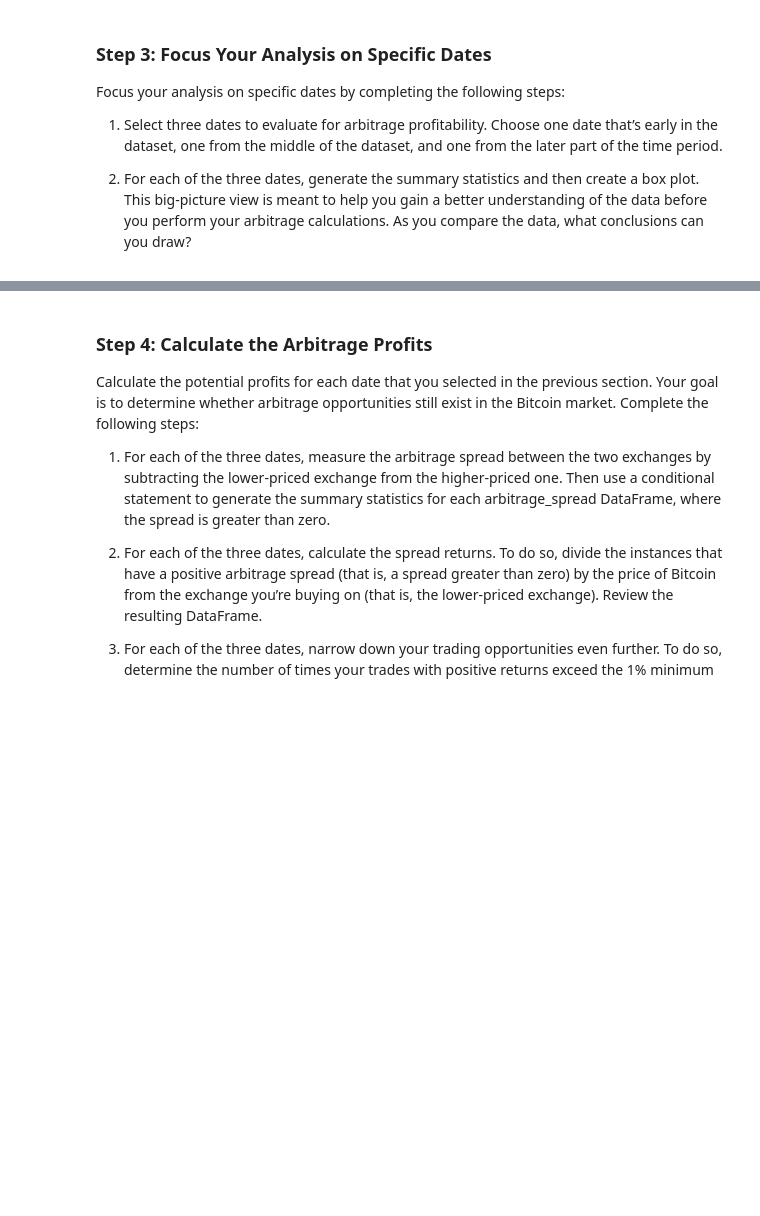
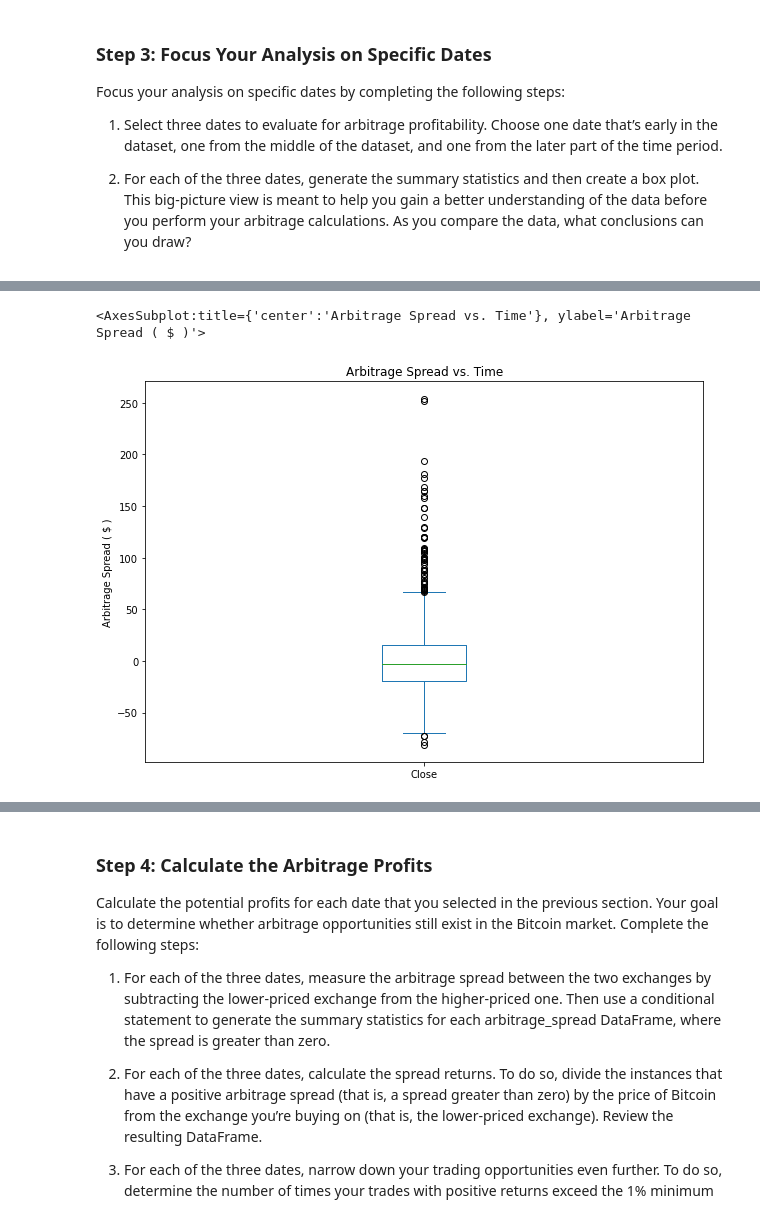
Before and after one commit to Noah-Saleh/3rd_Challenge, a Jupyter notebook: crypto_arbitrage.ipynb, the cells around one changed output, grey strips where cells are left out. Saved outputs shown, nothing was run; the diff lists cells and outputs as text; code cells hidden in the pictures; blank space fills up the shorter version.

```diff
--- a/crypto_arbitrage.ipynb
+++ b/crypto_arbitrage.ipynb
@@ -577,7 +639,15 @@ SyntaxError: invalid syntax (3616388465.py, line 3)
 # %%
 # Using the date in the middle that you have selected, calculate the arbitrage spread
 # by subtracting the bitstamp lower closing prices from the coinbase higher closing prices
-arbitrage_spread_middle = # YOUR CODE HERE
+# YOUR CODE HERE     ---------Actually, in this case the max arbitrage comes from coinbase being lower so I subtracted them the other way round.
+
+arbitrage_spread_middle = pd.DataFrame( bitstamp_sliced.loc['2018-02-05 00:00:00':'2018-02-05 23:59:00' , 'Close'] -
+                                        coinbase_sliced.loc['2018-02-05 00:00:00':'2018-02-05 23:59:00' , 'Close']
+
+)
 
 # Generate summary statistics
 # YOUR CODE HERE
+
+display(arbitrage_spread_middle.describe())
+arbitrage_spread_middle.head()
@@ -584,6 +671,14 @@ arbitrage_spread_middle = # YOUR CODE HERE
 # %%
 # Visualize the arbitrage spread from the middle of the dataset in a box plot
 # YOUR CODE HERE
+
+arbitrage_spread_middle.plot(kind="box",
+                            figsize = (10,7) ,
+                            title = "Arbitrage Spread vs. Time" ,
+                            ylabel = "Arbitrage Spread ( $ )" )
+# %% [output]
+<AxesSubplot:title={'center':'Arbitrage Spread vs. Time'}, ylabel='Arbitrage Spread ( $ )'>
+[figure, added]
 # %%
 # Create an overlay plot that visualizes the two dataframes over a period of one day from late in the dataset.
 # Be sure that the plots include the parameters `legend`, `figsize`, `title`, `color` and `label`
```
Also changed, not shown: parts of 25 cells of this notebook, 1 other file.
